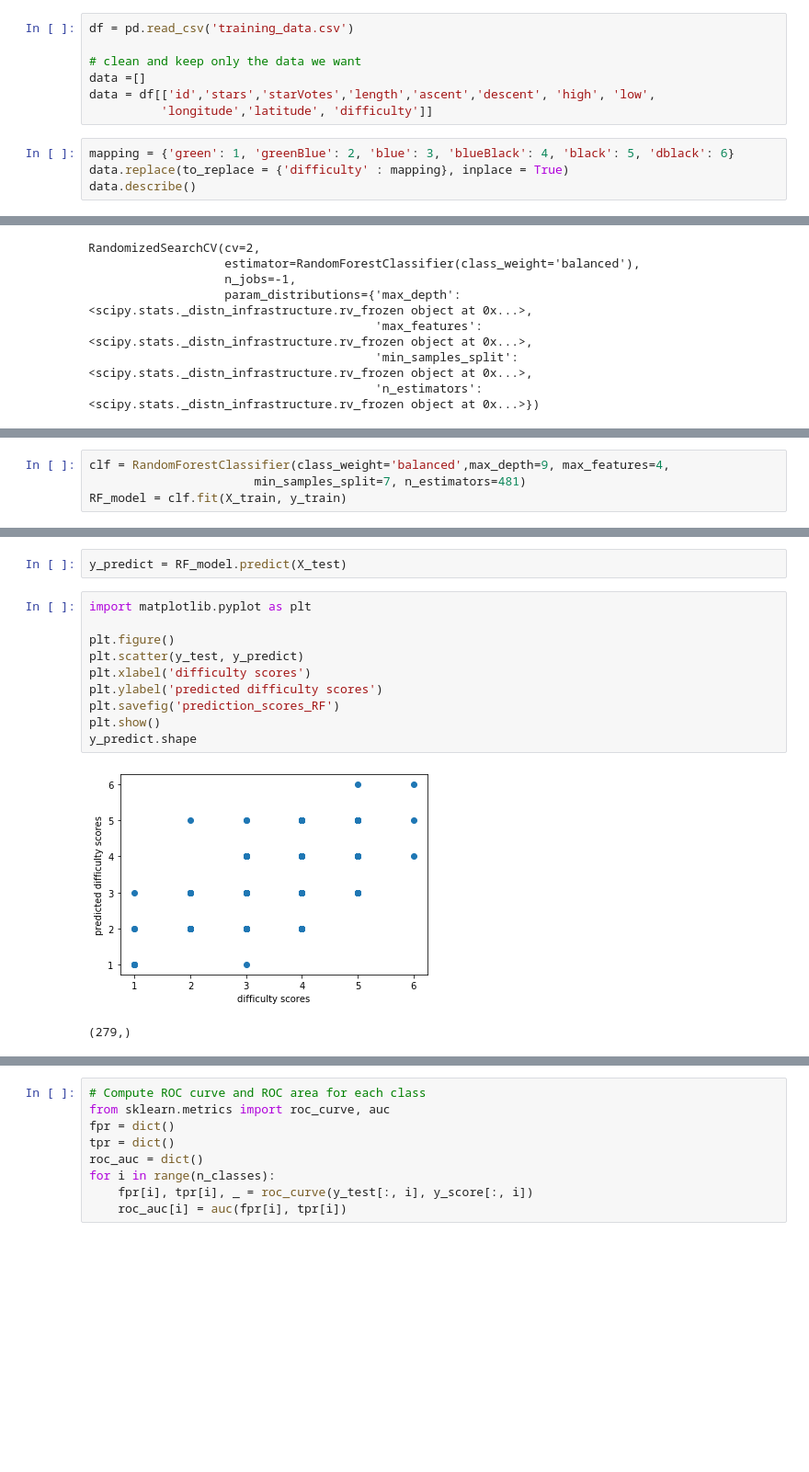
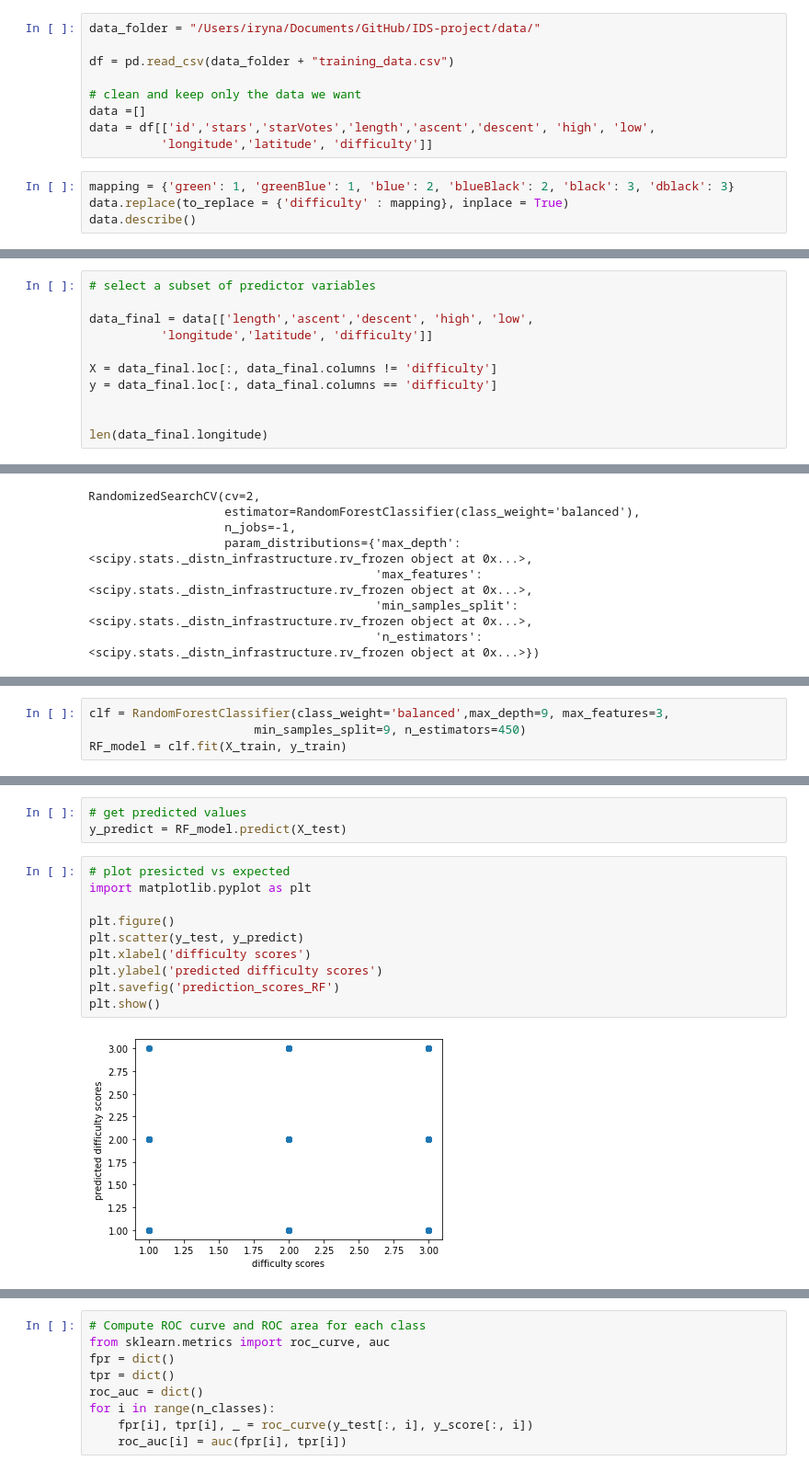
Before and after one commit to yavorska-iryna/IDS-project, a Jupyter notebook: notebooks/RandomForest_prediction.ipynb, the cells around one changed output, grey strips where cells are left out. Shown at 92% size. Cells and saved outputs as stored; diff of their text form; blank space fills up the shorter version.

Commit message:
Update RandomForest_prediction.ipynb
merge predicted classes, make 3. plot confusion matrix. save.

```diff
--- a/notebooks/RandomForest_prediction.ipynb
+++ b/notebooks/RandomForest_prediction.ipynb
@@ -7,12 +11,14 @@ import numpy as np
 # %%
-df = pd.read_csv('training_data.csv')
+data_folder = "/Users/iryna/Documents/GitHub/IDS-project/data/"
+
+df = pd.read_csv(data_folder + "training_data.csv")
 
 # clean and keep only the data we want
 data =[]
 data = df[['id','stars','starVotes','length','ascent','descent', 'high', 'low',
           'longitude','latitude', 'difficulty']]
 # %%
-mapping = {'green': 1, 'greenBlue': 2, 'blue': 3, 'blueBlack': 4, 'black': 5, 'dblack': 6}
+mapping = {'green': 1, 'greenBlue': 1, 'blue': 2, 'blueBlack': 2, 'black': 3, 'dblack': 3}
 data.replace(to_replace = {'difficulty' : mapping}, inplace = True)
 data.describe()
 # %% [output]
@@ -30,3 +31,14 @@ See the caveats in the documentation: https://pandas.pydata.org/pandas-docs/stab
 | 50% | 7.035008e+06 | 4.500000 | 2.000000 | 4.000000 | 412.500000 | -335.000000 | 2497.500000 | 1804.500000 | -98.509300 | 42.551450 | ... |
 | 75% | 7.054825e+06 | 5.000000 | 6.000000 | 8.000000 | 1311.500000 | -90.000000 | 6348.500000 | 5046.750000 | -84.294600 | 45.566800 | ... |
 | max | 7.093274e+06 | 5.000000 | 278.000000 | 308.300000 | 58094.000000 | 0.000000 | 14433.000000 | 12745.000000 | -68.909700 | 53.954400 | ... |
+# %%
+# select a subset of predictor variables
+
+data_final = data[['length','ascent','descent', 'high', 'low',
+          'longitude','latitude', 'difficulty']]
+
+X = data_final.loc[:, data_final.columns != 'difficulty']
+y = data_final.loc[:, data_final.columns == 'difficulty']
+
+
+len(data_final.longitude)
@@ -104,6 +114,6 @@ print("\n ========================================================")
 
  ========================================================
 # %%
-clf = RandomForestClassifier(class_weight='balanced',max_depth=9, max_features=4,
-                       min_samples_split=7, n_estimators=481)
+clf = RandomForestClassifier(class_weight='balanced',max_depth=9, max_features=3,
+                       min_samples_split=9, n_estimators=450)
 RF_model = clf.fit(X_train, y_train)
@@ -114,18 +129,18 @@ RF_model.score(X_test,y_test)
 # %%
+# get predicted values
 y_predict = RF_model.predict(X_test)
 # %%
+# plot presicted vs expected
 import matplotlib.pyplot as plt
 
 plt.figure()
 plt.scatter(y_test, y_predict)
 plt.xlabel('difficulty scores')
 plt.ylabel('predicted difficulty scores')
 plt.savefig('prediction_scores_RF')
 plt.show()
-y_predict.shape
 # %% [output]
-[figure, old version]
+[figure, new version]
-(279,)
 # %%
 # Extract feature importances
 fi = pd.DataFrame({'feature': list(X_train.columns),
```
Also changed, not shown: parts of 21 cells of this notebook.
